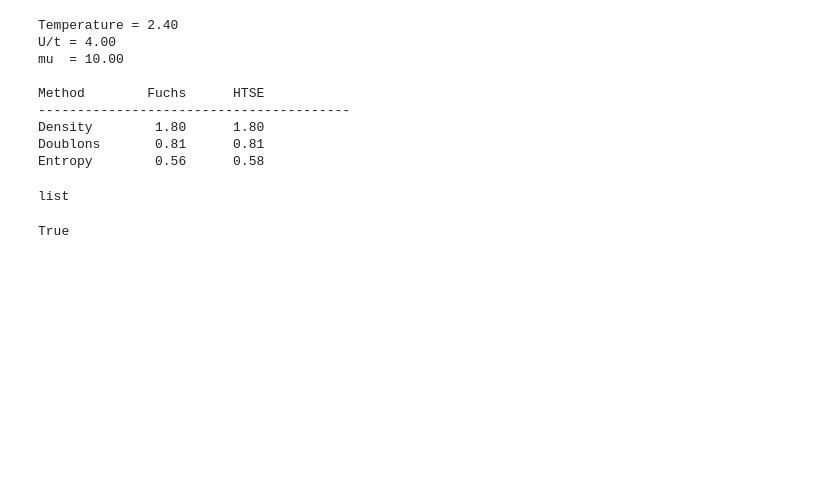
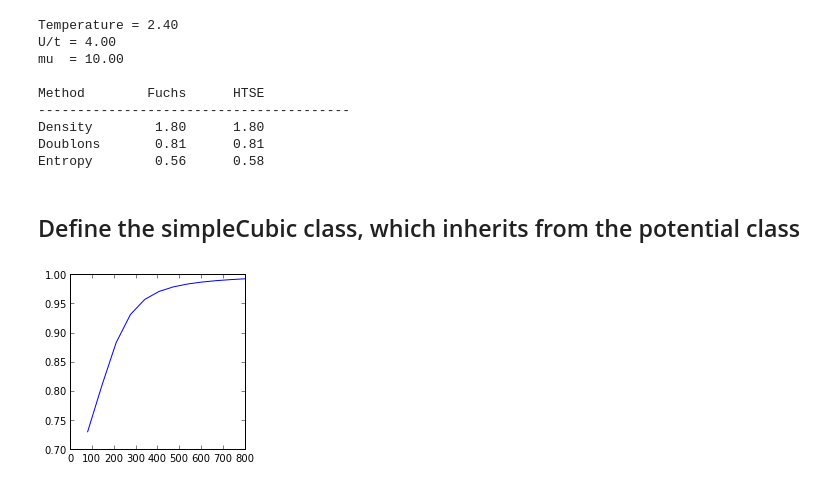
Before and after one commit to PedroMDuarte/lattice_3D_ipynb, a Jupyter notebook: CompensatedLattice.ipynb, the cells around one changed output. Saved outputs shown, nothing was run; the diff lists cells and outputs as text; code cells hidden in the pictures; blank space fills up the shorter version.

Commit message:
Still working on column density plots.

```diff
--- a/CompensatedLattice.ipynb
+++ b/CompensatedLattice.ipynb
@@ -713,3 +445,0 @@ Searching for gMu => N=300000,  gMu=0.236,  n_iter=4,  n eval=5,  conv?= True
-# %%
-a = np.ones( shape=(3,3))
-print a + 2
@@ -833,8 +532,2 @@ l = [ {'a':0,'b':1}, {'c':2,'d':3} ]
-# %%
-type(l)
-# %% [output]
-list
-# %%
-print type(l) == type([])
-# %% [output]
-True
+# %% [markdown]
+## Define the simpleCubic class, which inherits from the potential class
@@ -840,0 +844,15 @@ True
+# %%
+fig = plt.figure(figsize=(3,3))
+gs = matplotlib.gridspec.GridSpec( 1,1, wspace=0.2)
+ax0 = fig.add_subplot( gs[0,0])
+
+scattlen = np.linspace( 80., 800., 12)
+docc = []
+for a in scattlen:
+    latt3d = simpleCubic( allGR=3.85, Natoms=3e5, a_s=a )
+    docc.append( latt3d.getNumberD()/latt3d.Number )
+ax0.plot( scattlen, 1-np.array(docc))
+
+display(fig)
+# %% [output]
+[figure, added]
```
Also changed, not shown: parts of 19 cells of this notebook, 1 other file.
